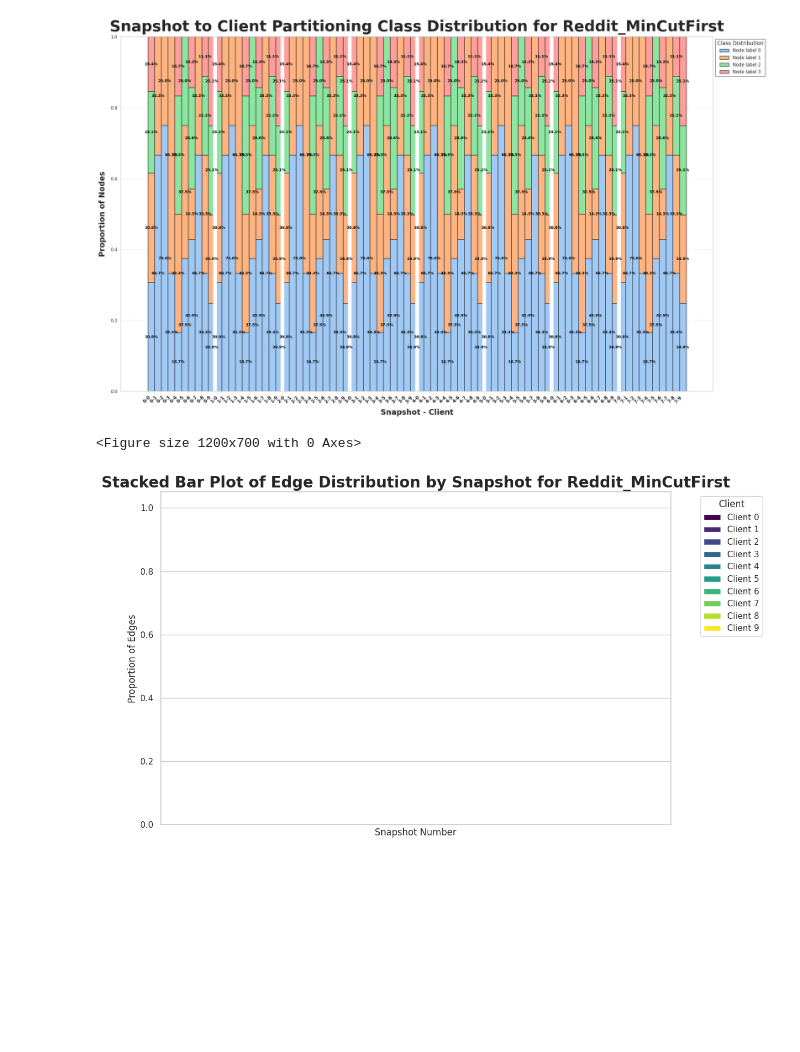
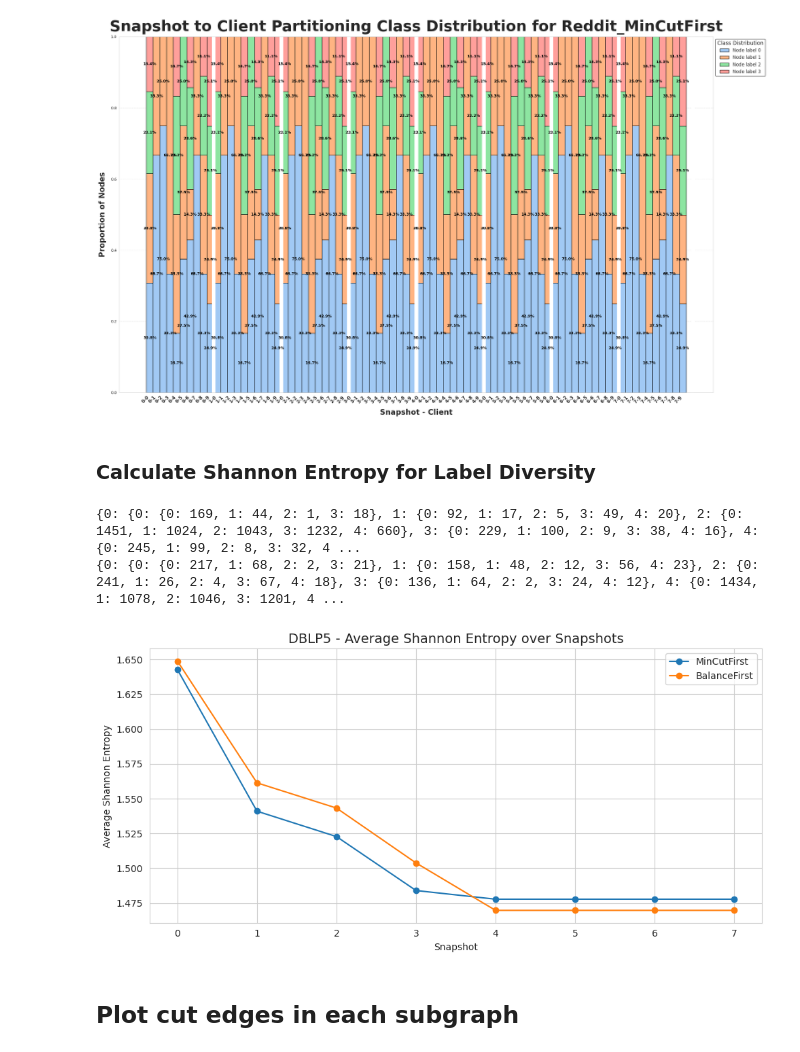
Before and after one commit to Ashley0909/DG-CoLearn, a Jupyter notebook: analysis.ipynb, the cells around one changed output. Cells and saved outputs as stored; diff of their text form; code cells hidden in the pictures; blank space fills up the shorter version.

Commit message:
Set up plotting for analysis

```diff
--- a/analysis.ipynb
+++ b/analysis.ipynb
@@ -26,7 +26,17 @@ experiment_to_results_path = {
     "DBLP5"       : r'stats/fl_nc/DBLP5_1.txt',
     "DBLP5_Unbalanced": r'stats/fl_nc/Unbalanced.txt',
     "UCI_Metis"     : r'stats/fl_lp/Metis_UCI.txt',
-    "Reddit_MinCutFirst": r'stats/gpa/20250716/Reddit_Full/mincut_primary.txt'
+    "Reddit_MinCutFirst": r'stats/gpa/20250716/Reddit_Full/mincut_primary.txt',
+    "Reddit_BalanceFirst": r'stats/gpa/20250716/Reddit_Full/balance_primary.txt',
+    "Reddit_LabelFirst": r'stats/gpa/20250716/Reddit_Full/label_primary.txt',
+    "UCI_MinCutFirst": r'stats/gpa/20250716/UCI_Full/mincut_primary.txt',
+    "UCI_BalanceFirst": r'stats/gpa/20250716/UCI_Full/balance_primary.txt',
+    "DBLP3_MinCutFirst": r'stats/gpa/20250716/DBLP3_Full/mincut_primary.txt',
+    "DBLP3_BalanceFirst": r'stats/gpa/20250716/DBLP3_Full/balance_primary.txt',
+    "DBLP3_LabelFirst": r'stats/gpa/20250716/DBLP3_Full/label_primary.txt',
+    "DBLP5_MinCutFirst": r'stats/gpa/20250716/DBLP5_Full/mincut_primary.txt',
+    "DBLP5_BalanceFirst": r'stats/gpa/20250716/DBLP5_Full/balance_primary.txt',
+    "DBLP5_LabelFirst": r'stats/gpa/20250716/DBLP5_Full/label_primary.txt',
 }
 DATASET = "Reddit_MinCutFirst"
 # %% [markdown]
@@ -546,6 +513,58 @@ def plot_multiindex_nested_dict(data, dataset):
 plot_multiindex_nested_dict(snapshot_to_class_distribution, DATASET)
 # %% [output]
 [figure]
+# %% [markdown]
+### Calculate Shannon Entropy for Label Diversity
+# %%
+def compute_shannon_entropy(label_counts: dict) -> float:
+    total = sum(label_counts.values())
+    if total == 0:
+        return 0.0
+    probs = np.array([count / total for count in label_counts.values()])
+    return -np.sum(probs * np.log2(probs + 1e-12))  # small epsilon to prevent log(0)
+
+def compute_snapshot_entropy(snapshot_to_class_distribution):
+    snapshot_entropy = {}
+    for snapshot, subgraph_label_dict in snapshot_to_class_distribution.items():
+        entropies = []
+        for subgraph, label_dist in subgraph_label_dict.items():
+            entropy = compute_shannon_entropy(label_dist)
+            entropies.append(entropy)
+        if entropies:
+            snapshot_entropy[snapshot] = np.mean(entropies)
+        else:
+            snapshot_entropy[snapshot] = 0.0
+    return snapshot_entropy
+
+def plot_entropy_across_snapshots(strategy_to_entropy_dict, dataset=""):
+    plt.figure(figsize=(10, 5))
+    for strategy, entropy_dict in strategy_to_entropy_dict.items():
+        snapshots = sorted(entropy_dict.keys())
+        entropy_values = [entropy_dict[s] for s in snapshots]
+        plt.plot(snapshots, entropy_values, label=strategy, marker='o')
+
+    plt.xlabel("Snapshot")
+    plt.ylabel("Average Shannon Entropy")
+    plt.title(f"{dataset} - Average Shannon Entropy over Snapshots", fontsize=14)
+    plt.legend()
+    plt.grid(True)
+    plt.tight_layout()
+    plt.show()
+
+strategy_to_entropy = {}
+for strategy, path in zip(["MinCutFirst", "BalanceFirst"],["DBLP5_MinCutFirst", "DBLP5_BalanceFirst", "DBLP5_LabelFirst"]):
+    _, _, _, snapshot_to_class_distribution, *_ = parse_log_file(experiment_to_results_path[path])
+    print(snapshot_to_class_distribution)
+    snapshot_entropy = compute_snapshot_entropy(snapshot_to_class_distribution)
+    strategy_to_entropy[strategy] = snapshot_entropy
+
+plot_entropy_across_snapshots(strategy_to_entropy, dataset="DBLP5")
+# %% [output]
+{0: {0: {0: 169, 1: 44, 2: 1, 3: 18}, 1: {0: 92, 1: 17, 2: 5, 3: 49, 4: 20}, 2: {0: 1451, 1: 1024, 2: 1043, 3: 1232, 4: 660}, 3: {0: 229, 1: 100, 2: 9, 3: 38, 4: 16}, 4: {0: 245, 1: 99, 2: 8, 3: 32, 4 ...
+{0: {0: {0: 217, 1: 68, 2: 2, 3: 21}, 1: {0: 158, 1: 48, 2: 12, 3: 56, 4: 23}, 2: {0: 241, 1: 26, 2: 4, 3: 67, 4: 18}, 3: {0: 136, 1: 64, 2: 2, 3: 24, 4: 12}, 4: {0: 1434, 1: 1078, 2: 1046, 3: 1201, 4 ...
+[figure, added]
+# %% [markdown]
+## Plot cut edges in each subgraph
 # %%
 import seaborn as sns
 import matplotlib.pyplot as plt
@@ -603,6 +660,11 @@ def plot_edge(data, dataset):
 #         = parse_log_file(experiment_to_results_path[DATASET])
 
 plot_edge(snapshot_to_subgraph_num_and_distribution, DATASET)
+
+both = defaultdict(tuple)
+snapshot = 0
+for cut, total in zip(snapshot_to_cut_edges.values(), snapshot_to_edges.values()):
+    both[snapshot] = (cut, total)
+    snapshot += 1
+
+plot_cut_edges(both, DATASET)
-# %% [output]
-<Figure size 1200x700 with 0 Axes>
-[figure, removed]
```
Also changed, not shown: parts of 18 cells of this notebook, 3 other files.
